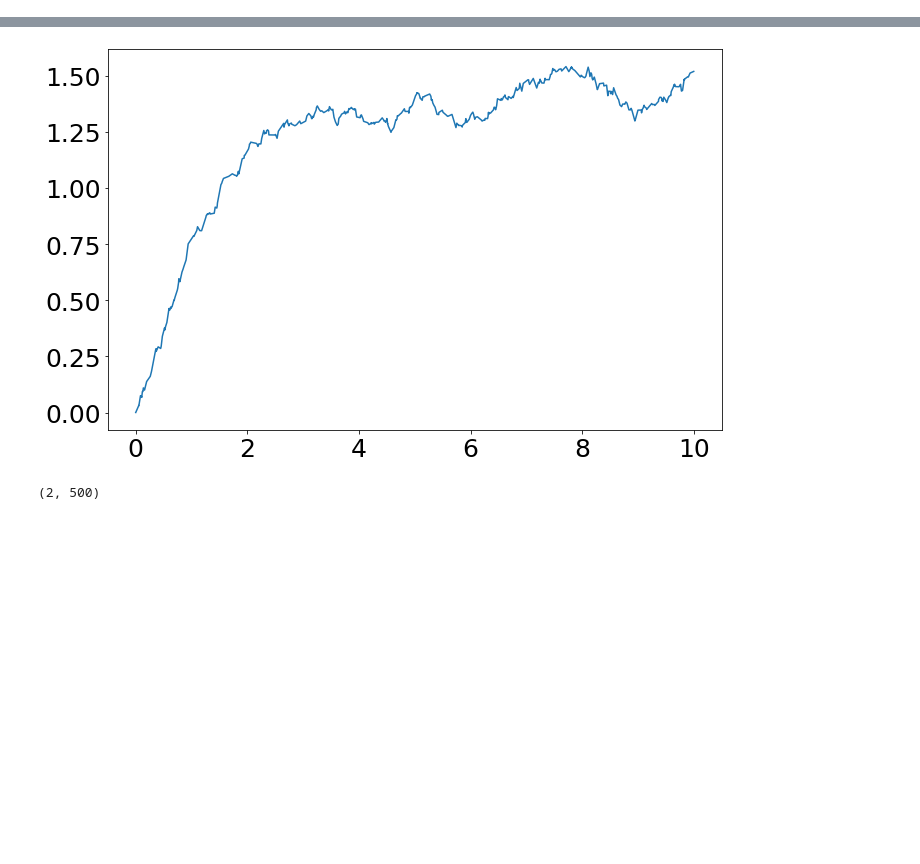
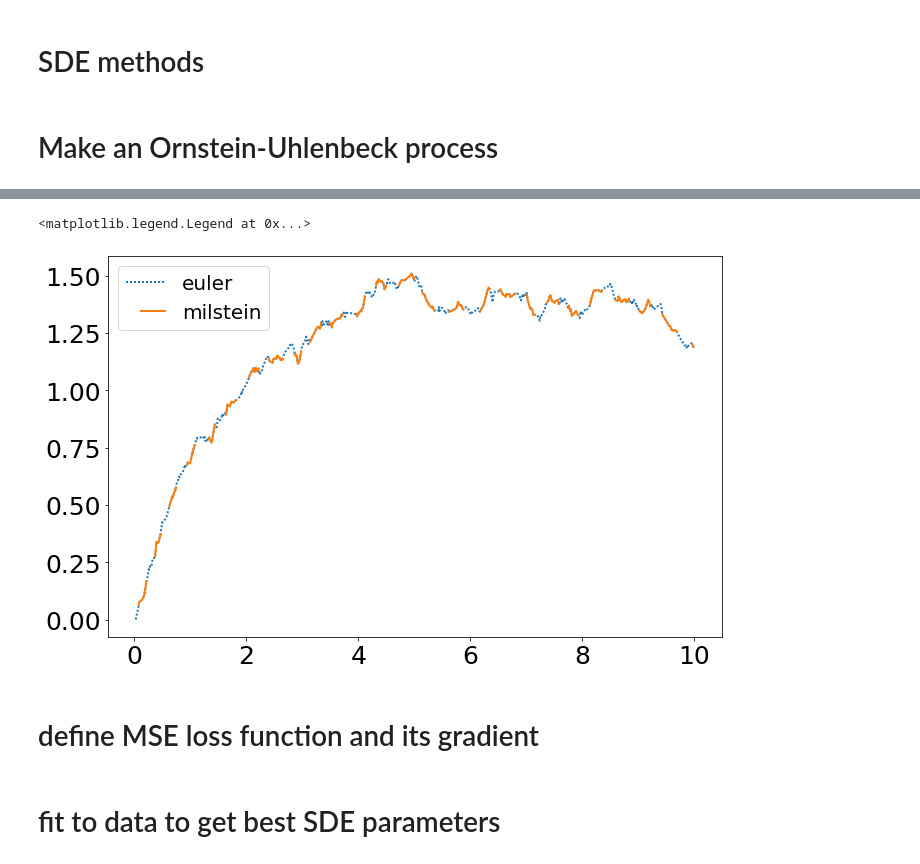
Before and after one commit to al-jshen/jx, a Jupyter notebook: notebooks/sde.ipynb, the cells around one changed output, grey strips where cells are left out. Cells and saved outputs as stored; diff of their text form; code cells hidden in the pictures; blank space fills up the shorter version.

```diff
--- a/notebooks/sde.ipynb
+++ b/notebooks/sde.ipynb
@@ -28,3 +26,5 @@ ou = dict(
 def noise(key, dt):
     return jax.random.normal(key) * jnp.sqrt(dt)
+# %% [markdown]
+# SDE methods
 # %%
@@ -57,10 +85,13 @@ def sdeint(sde, y0, t, params, key, method='euler'):
+# %% [markdown]
+# Make an Ornstein-Uhlenbeck process
 # %%
-params_true = dict(
-    theta=0.7,
-    mu=1.5,
-    sigma=jnp.log(0.1),
+# define the SDE
+ou = dict(
+    drift = lambda y, t, p: p['theta'] * (p['mu'] - y),
+    diffusion = lambda y, t, p: jnp.exp(p['sigma'])
 )
 
+# create some initial parameters for the SDE
 params = dict(
     theta=1.,
     mu=1.,
@@ -71,5 +100,8 @@ key = jax.random.PRNGKey(0)
 # %%
+# run sdeint with two different integrators
 x = np.sort(jax.random.uniform(key, minval=0., maxval=10., shape=(500,)))
-y = sdeint(ou, 0., x, params_true, key, method='milstein')
-plt.plot(x, y)
+for m, ls in zip(['euler', 'milstein'], [(1, 1, 1), (0, 7, 7)]):
+    yplt = sdeint(ou, 0., x, params_true, key, method=m)
+    %time plt.plot(x, yplt, label=m, dashes=ls, lw=2)
+plt.legend(fontsize=20)
 # %% [output]
@@ -77,2 +112,5 @@ plt.plot(x, y)
+<matplotlib.legend.Legend at 0x...>
-[figure, old version]
+[figure, new version]
+# %% [markdown]
+# define MSE loss function and its gradient
 # %%
@@ -80,6 +117,8 @@ key = jax.random.PRNGKey(0)
 run_sde = jax.jit(lambda p, k: sdeint(ou, y[0], x, p, k, method='euler'))
 loss = lambda p, k: jnp.sum(jnp.square(run_sde(p, k) - y))
 loss_grad = jax.jit(jax.value_and_grad(loss))
+# %% [markdown]
+# fit to data to get best SDE parameters
 # %%
 opt_init, opt_update, get_params = momentum(1e-4, 0.9)
 opt_state = opt_init(params)
@@ -102,7 +141,3 @@ opt_state, losses = jax.lax.scan(
 )
 
 params = get_params(opt_state)
-# %%
-.shape
-# %% [output]
-(2, 500)
```
Also changed, not shown: parts of 34 cells of this notebook.
